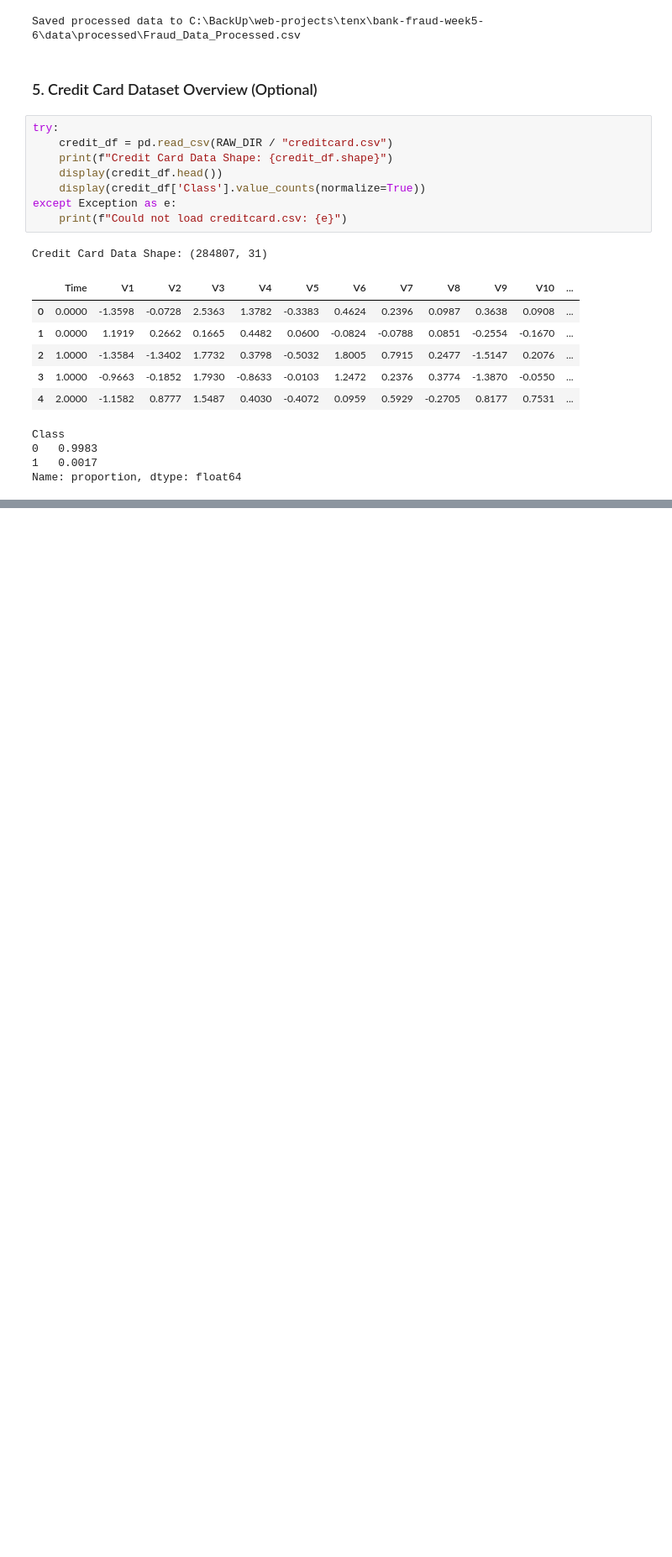
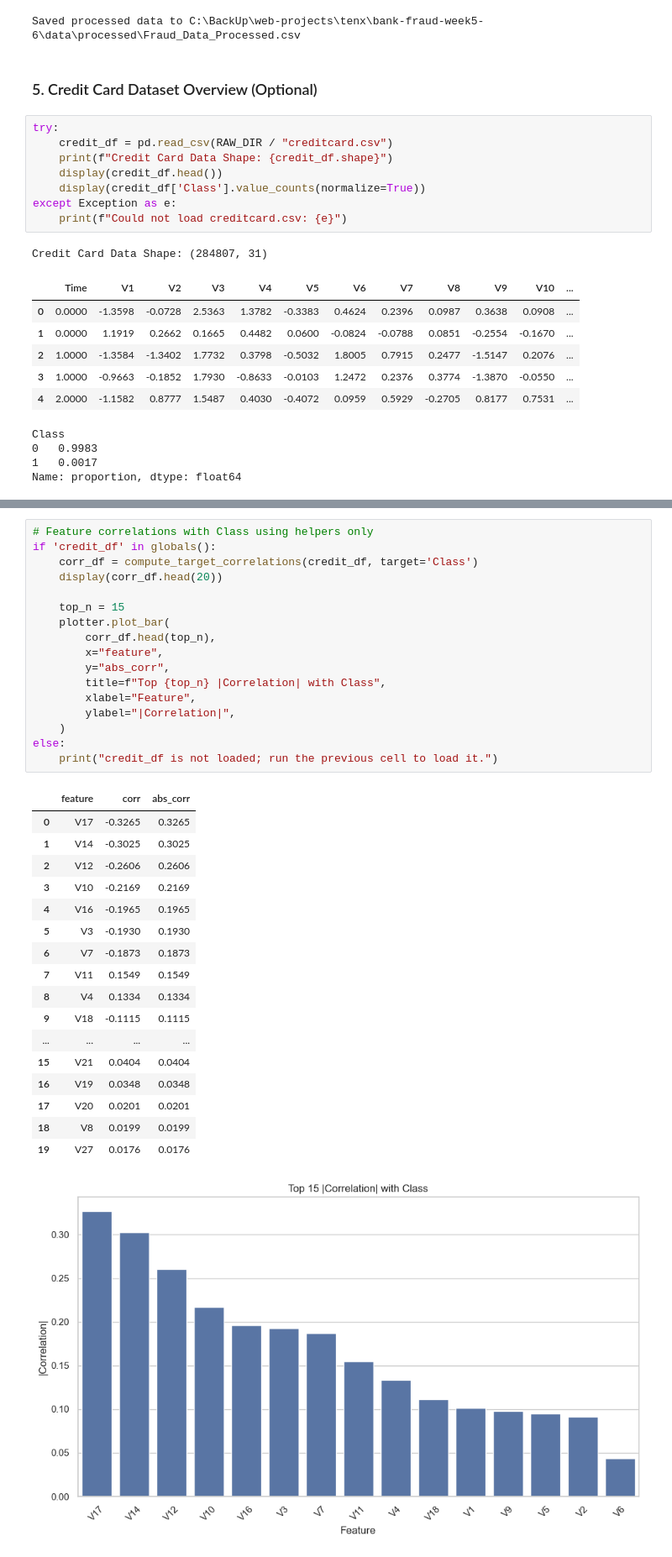
Before and after one commit to switch247/bank-fraud-ecommerce, a Jupyter notebook: notebooks/01_eda.ipynb, the cells around one changed output, grey strips where cells are left out. Shown at 84% size. Cells and saved outputs as stored; diff of their text form; blank space fills up the shorter version.

```diff
--- a/notebooks/01_eda.ipynb
+++ b/notebooks/01_eda.ipynb
@@ -209,0 +309,36 @@ Name: proportion, dtype: float64
+# %%
+# Feature correlations with Class using helpers only
+if 'credit_df' in globals():
+    corr_df = compute_target_correlations(credit_df, target='Class')
+    display(corr_df.head(20))
+
+    top_n = 15
+    plotter.plot_bar(
+        corr_df.head(top_n),
+        x="feature",
+        y="abs_corr",
+        title=f"Top {top_n} |Correlation| with Class",
+        xlabel="Feature",
+        ylabel="|Correlation|",
+    )
+else:
+    print("credit_df is not loaded; run the previous cell to load it.")
+# %% [output]
+|  | feature | corr | abs_corr |
+| 0 | V17 | -0.3265 | 0.3265 |
+| 1 | V14 | -0.3025 | 0.3025 |
+| 2 | V12 | -0.2606 | 0.2606 |
+| 3 | V10 | -0.2169 | 0.2169 |
+| 4 | V16 | -0.1965 | 0.1965 |
+| 5 | V3 | -0.1930 | 0.1930 |
+| 6 | V7 | -0.1873 | 0.1873 |
+| 7 | V11 | 0.1549 | 0.1549 |
+| 8 | V4 | 0.1334 | 0.1334 |
+| 9 | V18 | -0.1115 | 0.1115 |
+| ... | ... | ... | ... |
+| 15 | V21 | 0.0404 | 0.0404 |
+| 16 | V19 | 0.0348 | 0.0348 |
+| 17 | V20 | 0.0201 | 0.0201 |
+| 18 | V8 | 0.0199 | 0.0199 |
+| 19 | V27 | 0.0176 | 0.0176 |
+[figure, added]
```
Also changed, not shown: parts of 8 cells of this notebook, 15 other files.
